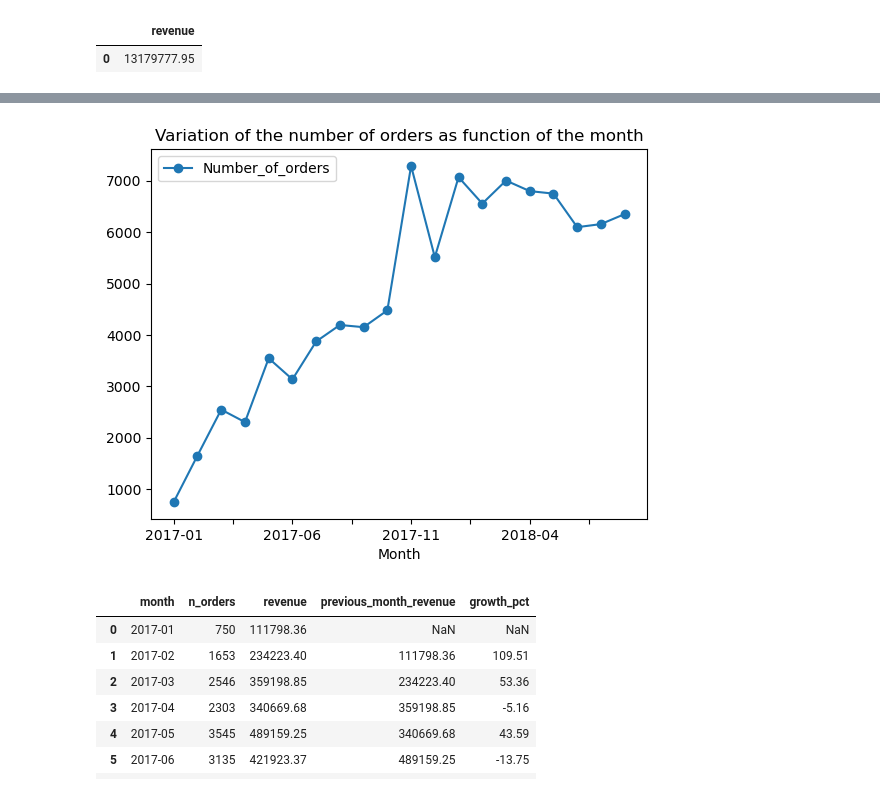
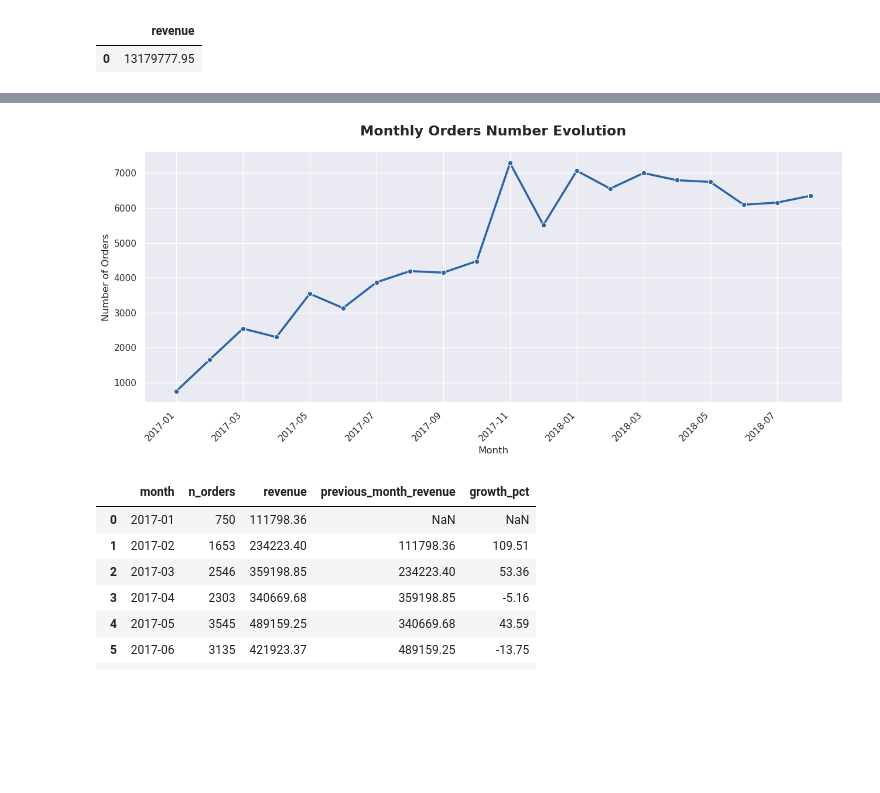
Before and after one commit to PedroAraigiH/olist-sql-analysis, a Jupyter notebook: analysis.ipynb, the cells around one changed output, grey strips where cells are left out. Drawn from its saved outputs; the diff is of its cells as text; code cells hidden in the pictures; blank space fills up the shorter version.

```diff
--- a/analysis.ipynb
+++ b/analysis.ipynb
@@ -369,4 +369,10 @@ run(f"SELECT SUM(price) AS revenue FROM orders o JOIN order_items i ON o.order_i
 # %% [output]
 |  | revenue |
 | 0 | 13179777.95 |
+# %%
+import seaborn as sns
+import matplotlib.pyplot as plt
+import matplotlib.ticker as mtick
+
+sns.set_theme(style="darkgrid", context="notebook")
 # %%
@@ -378,9 +428,50 @@ ax.figure.savefig("images/Revenue_vs_month.png")
 # %%
-df = run(f"SELECT strftime('%Y-%m', order_purchase_timestamp) AS Month, COUNT(*) AS Number_of_orders FROM orders o WHERE {SCOPE} GROUP BY month ORDER BY month;")
-ax = df.plot(x="Month", y="Number_of_orders", marker="o", title= "Variation of the number of orders as function of the month")
-ax.figure.savefig("images/Nb_orders_vs_month.png")
+df = run(f"""
+    SELECT strftime('%Y-%m', order_purchase_timestamp) AS Month,
+        COUNT(*) AS Number_of_orders
+    FROM orders o
+    WHERE {SCOPE}
+    GROUP BY month
+    ORDER BY month;
+""")
+
+fig, ax = plt.subplots(figsize=(13,6))
+
+sns.lineplot(
+    data = df,
+    x="Month",
+    y="Number_of_orders",
+    marker="o",
+    markersize=6,
+    linewidth=2.5,
+    color='#2864A5',
+    ax=ax
+)
+
+ax.set_title(
+    "Monthly Orders Number Evolution",
+    fontsize=17,
+    fontweight='bold',
+    pad=20
+)
+
+ax.set_xlabel("Month", fontsize=12)
+ax.set_ylabel("Number of Orders", fontsize=12)
+
+ax.set_xticks(range(0, len(df), 2))
+ax.set_xticklabels(
+    df["Month"].iloc[::2],
+    rotation=45,
+    ha="right"
+)
+
+sns.despine()
+
+plt.tight_layout()
+plt.savefig("images/Nb_orders_vs_month.png", dpi=300, bbox_inches="tight")
+plt.show()
 # %% [output]
-[figure, old version]
+[figure, new version]
 # %%
 run(f"""
 WITH monthly_revenue AS (
```
Also changed, not shown: parts of 9 cells of this notebook, 9 other files.
